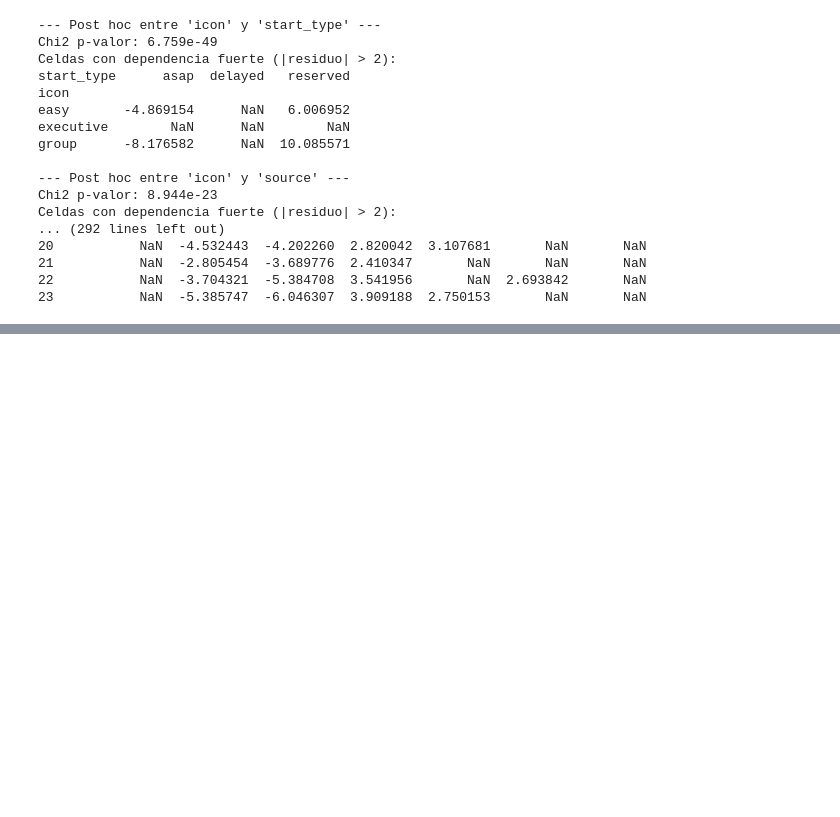
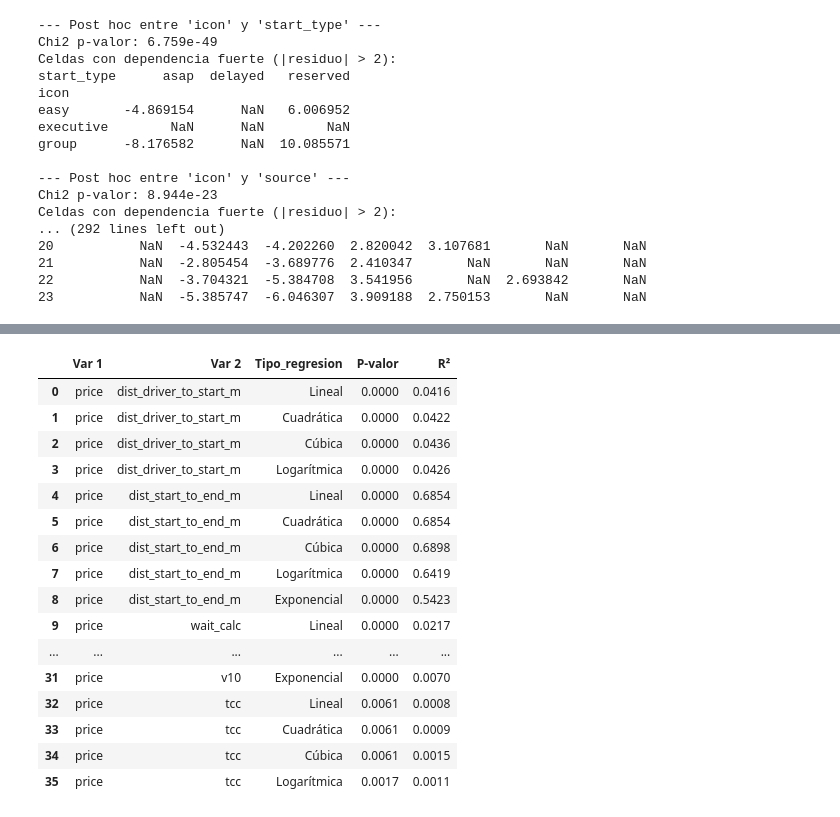
Before and after one commit to GeronimoFretes/analitica-descriptiva-tp, a Jupyter notebook: EDA.ipynb, the cells around one changed output, grey strips where cells are left out. Drawn from its saved outputs; the diff is of its cells as text; code cells hidden in the pictures; blank space fills up the shorter version.

```diff
--- a/EDA.ipynb
+++ b/EDA.ipynb
@@ -1089,3 +1097,97 @@ df_drop[cuantitativas].corr()
 | v10 | -0.077431 | -0.091631 | -0.099163 | -0.041316 | -0.050092 | ... |
 | tcc | 0.028506 | 0.039926 | 0.038961 | 0.022063 | 0.020246 | ... |
 | tp | -0.027510 | 0.021284 | 0.038963 | -0.056252 | -0.045569 | ... |
+# %%
+def probar_regresiones_significativas_filtrado(df, variables, excluir=[]):
+    resultados = []
+    n = len(variables)
+
+    for i in range(n):
+        for j in range(i + 1, n):  # Esto evita repeticiones y comparaciones con sí mismas
+            x_name = variables[i]
+            y_name = variables[j]
+
+            # Excluir si alguna de las variables está en la lista de exclusión
+            if x_name in excluir or y_name in excluir:
+                continue
+
+            df_xy = df[[x_name, y_name]].dropna()
+
+            if df_xy.shape[0] < 10:
+                continue
+
+            x_vals = df_xy[x_name].values.reshape(-1, 1)
+            y_vals = df_xy[y_name].values
+
+            def guardar_resultado(tipo, pvalue, r2):
+                if pvalue < 0.05:
+                    resultados.append({
+                        'Var 1': x_name,
+                        'Var 2': y_name,
+                        'Tipo_regresion': tipo,
+                        'P-valor': round(pvalue, 4),
+                        'R²': round(r2, 4)
+                    })
+
+            # Lineal
+            modelo = LinearRegression().fit(x_vals, y_vals)
+            pred = modelo.predict(x_vals)
+            slope, intercept, r_value, p_value, std_err = linregress(x_vals.flatten(), y_vals)
+            guardar_resultado('Lineal', p_value, r_value**2)
+
+            # Cuadrática
+            poly2 = PolynomialFeatures(degree=2)
+            x_poly2 = poly2.fit_transform(x_vals)
+            modelo2 = LinearRegression().fit(x_poly2, y_vals)
+            r2_quad = modelo2.score(x_poly2, y_vals)
+            p_value_quad = linregress(x_poly2[:, 1], y_vals).pvalue
+            guardar_resultado('Cuadrática', p_value_quad, r2_quad)
+
+            # Cúbica
+            poly3 = PolynomialFeatures(degree=3)
+            x_poly3 = poly3.fit_transform(x_vals)
+            modelo3 = LinearRegression().fit(x_poly3, y_vals)
+            r2_cubic = modelo3.score(x_poly3, y_vals)
+            p_value_cubic = linregress(x_poly3[:, 1], y_vals).pvalue
+            guardar_resultado('Cúbica', p_value_cubic, r2_cubic)
+
+            # Logarítmica (x > 0)
+            if np.all(x_vals > 0):
+                x_log = np.log(x_vals)
+                modelo_log = LinearRegression().fit(x_log, y_vals)
+                r2_log = modelo_log.score(x_log, y_vals)
+                p_value_log = linregress(x_log.flatten(), y_vals).pvalue
+                guardar_resultado('Logarítmica', p_value_log, r2_log)
+
+            # Exponencial (y > 0)
+            if np.all(y_vals > 0):
+                y_log = np.log(y_vals)
+                modelo_exp = LinearRegression().fit(x_vals, y_log)
+                r2_exp = modelo_exp.score(x_vals, y_log)
+                p_value_exp = linregress(x_vals.flatten(), y_log).pvalue
+                guardar_resultado('Exponencial', p_value_exp, r2_exp)
+
+    return pd.DataFrame(resultados)
+
+# Ejecución
+variables_excluir = ['time_driver_to_start_s', 'time_start_to_end_s']
+regresiones_filtradas = probar_regresiones_significativas_filtrado(df_drop, cuantitativas, excluir=variables_excluir)
+regresiones_filtradas.loc[regresiones_filtradas['Var 1']=='price']
+# %% [output]
+|  | Var 1 | Var 2 | Tipo_regresion | P-valor | R² |
+| 0 | price | dist_driver_to_start_m | Lineal | 0.0000 | 0.0416 |
+| 1 | price | dist_driver_to_start_m | Cuadrática | 0.0000 | 0.0422 |
+| 2 | price | dist_driver_to_start_m | Cúbica | 0.0000 | 0.0436 |
+| 3 | price | dist_driver_to_start_m | Logarítmica | 0.0000 | 0.0426 |
+| 4 | price | dist_start_to_end_m | Lineal | 0.0000 | 0.6854 |
+| 5 | price | dist_start_to_end_m | Cuadrática | 0.0000 | 0.6854 |
+| 6 | price | dist_start_to_end_m | Cúbica | 0.0000 | 0.6898 |
+| 7 | price | dist_start_to_end_m | Logarítmica | 0.0000 | 0.6419 |
+| 8 | price | dist_start_to_end_m | Exponencial | 0.0000 | 0.5423 |
+| 9 | price | wait_calc | Lineal | 0.0000 | 0.0217 |
+| ... | ... | ... | ... | ... | ... |
+| 31 | price | v10 | Exponencial | 0.0000 | 0.0070 |
+| 32 | price | tcc | Lineal | 0.0061 | 0.0008 |
+| 33 | price | tcc | Cuadrática | 0.0061 | 0.0009 |
+| 34 | price | tcc | Cúbica | 0.0061 | 0.0015 |
+| 35 | price | tcc | Logarítmica | 0.0017 | 0.0011 |
```
Also changed, not shown: parts of 4 cells of this notebook.
